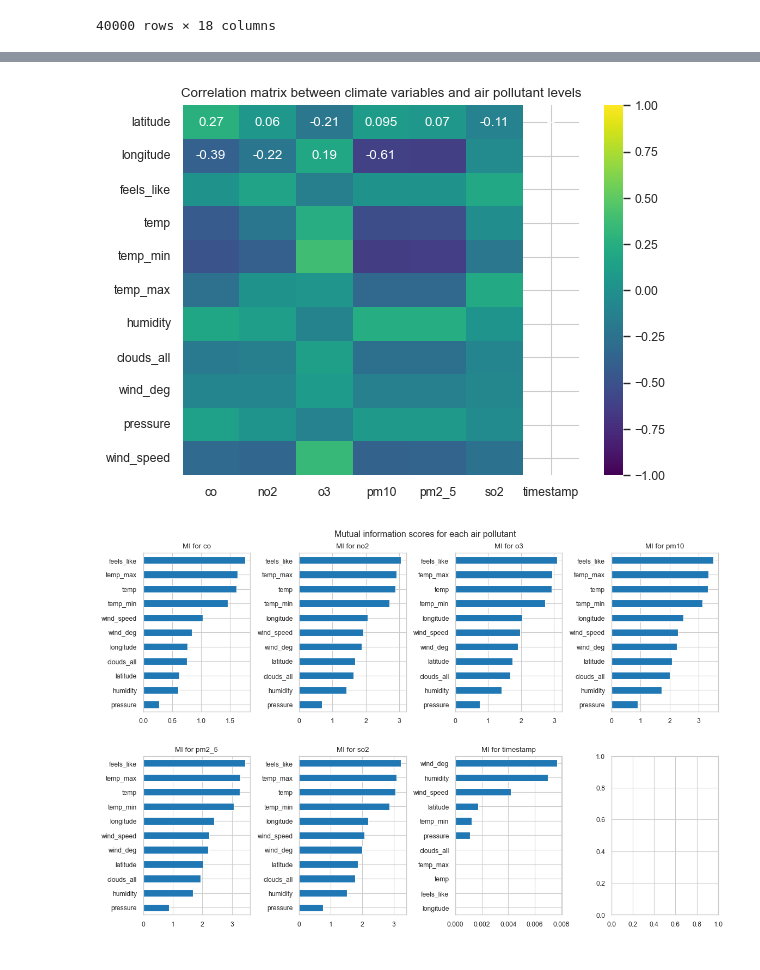
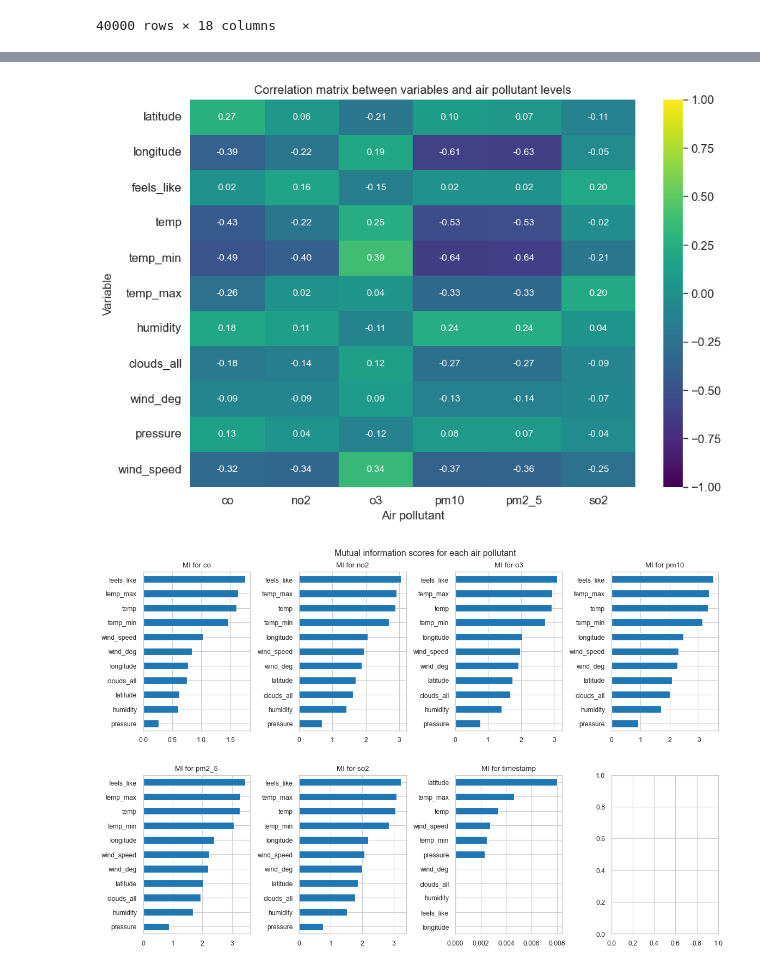
Before and after one commit to baon6052/gp_air_pollution, a Jupyter notebook: analysis/feature_selection.ipynb, the cells around one changed output, grey strips where cells are left out. Cells and saved outputs as stored; diff of their text form; code cells hidden in the pictures.

```diff
--- a/analysis/feature_selection.ipynb
+++ b/analysis/feature_selection.ipynb
@@ -33,4 +33,4 @@ df_combined
 # %%
 df_corr = df_combined.corr().loc[df_climate.columns,df_pollutants.columns.difference(['no', 'nh3', 'latitude', 'longitude'])]
 # %%
-df_corr
+df_corr = df_corr.drop(columns=["timestamp"])
@@ -50,10 +37,32 @@ df_corr
+# %%
+import matplotlib.pylab as pylab
+fac = 12
+params = {'legend.fontsize': f'{fac}',
+          'figure.figsize': (15, 7),
+         'axes.labelsize': f'{fac}',
+         'axes.titlesize':f'{fac}',
+         'xtick.labelsize':f'{fac}',
+         'ytick.labelsize':f'{fac}',
+          # 'title.size': '15'
+          # 'figure.titlesize': '15'
+         }
+pylab.rcParams.update(params)
 # %%
-heatmap = sns.heatmap(df_corr, annot=True, vmin=-1, vmax=1, cmap='viridis')
-heatmap.set_title('Correlation matrix between climate variables and air pollutant levels')
+
+fig, ax = plt.subplots(1,1, figsize=(10,7))
+
+df_corr_imputed = df_corr.fillna(df_corr.median())
+
+# Create the heatmap with the imputed DataFrame
+heatmap = sns.heatmap(df_corr_imputed, annot=True, vmin=-1,fmt=".2f",  vmax=1, cmap='viridis', ax=ax)
+heatmap.set_title('Correlation matrix between variables and air pollutant levels')
+ax.set_xlabel("Air pollutant")
+ax.set_ylabel("Variable")
+# Save the heatmap
 plt.savefig('../figs/heatmap.pdf', bbox_inches='tight')
 plt.savefig('../figs/heatmap.png', bbox_inches='tight')
 # %% [output]
-[figure, old version]
+[figure, new version]
 # %%
 fig, axs = plt.subplots(nrows=2, ncols=4, figsize=(12, 8))
 fig.tight_layout(pad=4.0)
@@ -70,7 +79,7 @@ fig.suptitle('Mutual information scores for each air pollutant')
 fig.savefig('../figs/mutual_info.pdf')
 fig.savefig('../figs/mutual_info.png')
 # %% [output]
-[figure, old version]
+[figure, new version]
 # %%
 climate_variables = [
     "feels_like",
```
Also changed, not shown: parts of 3 cells of this notebook, 21 other files.
